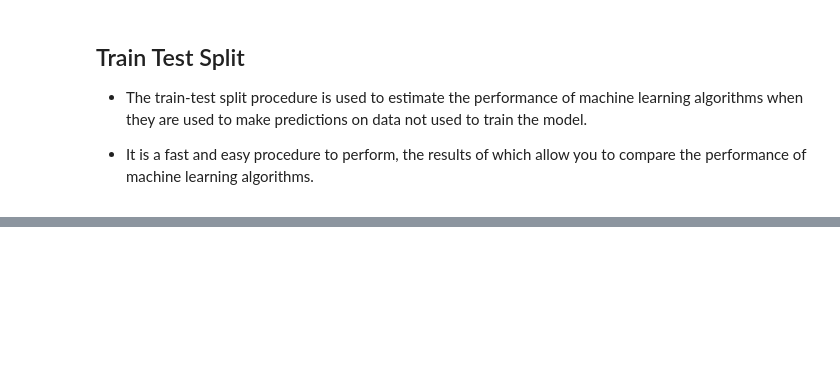
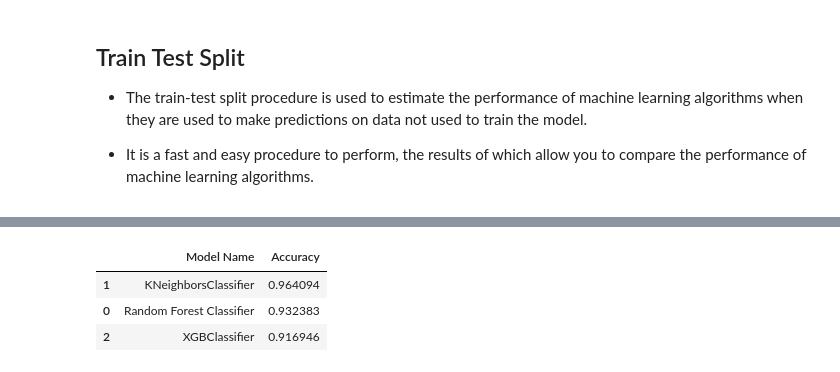
Before and after one commit to kota-Git/Credit_Card_Fraud_Detection_Real_Time, a Jupyter notebook: note_book/2_Feature_Engineering_&_Model_Training.ipynb, the cells around one changed output, grey strips where cells are left out. Saved outputs shown, nothing was run; the diff lists cells and outputs as text; code cells hidden in the pictures; blank space fills up the shorter version.

```diff
--- a/note_book/2_Feature_Engineering_&_Model_Training.ipynb
+++ b/note_book/2_Feature_Engineering_&_Model_Training.ipynb
@@ -750,0 +851,8 @@ Counter(y_train_sm)
+# %%
+from sklearn.metrics import roc_auc_score,roc_curve
+best_models = {
+    "Random Forest Classifier": RandomForestClassifier(**model_param['RF']),
+    "KNeighborsClassifier": KNeighborsClassifier(**model_param['KNN']),
+    "XGBClassifier": XGBClassifier(**model_param['XGBoost'],n_jobs=-1),
+}
+tuned_report =evaluate_models(X=X_res, y=y_res, models=best_models)
@@ -750,0 +877,7 @@ Counter(y_train_sm)
+# %%
+tuned_report
+# %% [output]
+|  | Model Name | Accuracy |
+| 1 | KNeighborsClassifier | 0.964094 |
+| 0 | Random Forest Classifier | 0.932383 |
+| 2 | XGBClassifier | 0.916946 |
```
Also changed, not shown: parts of 22 cells of this notebook, 4 other files.
